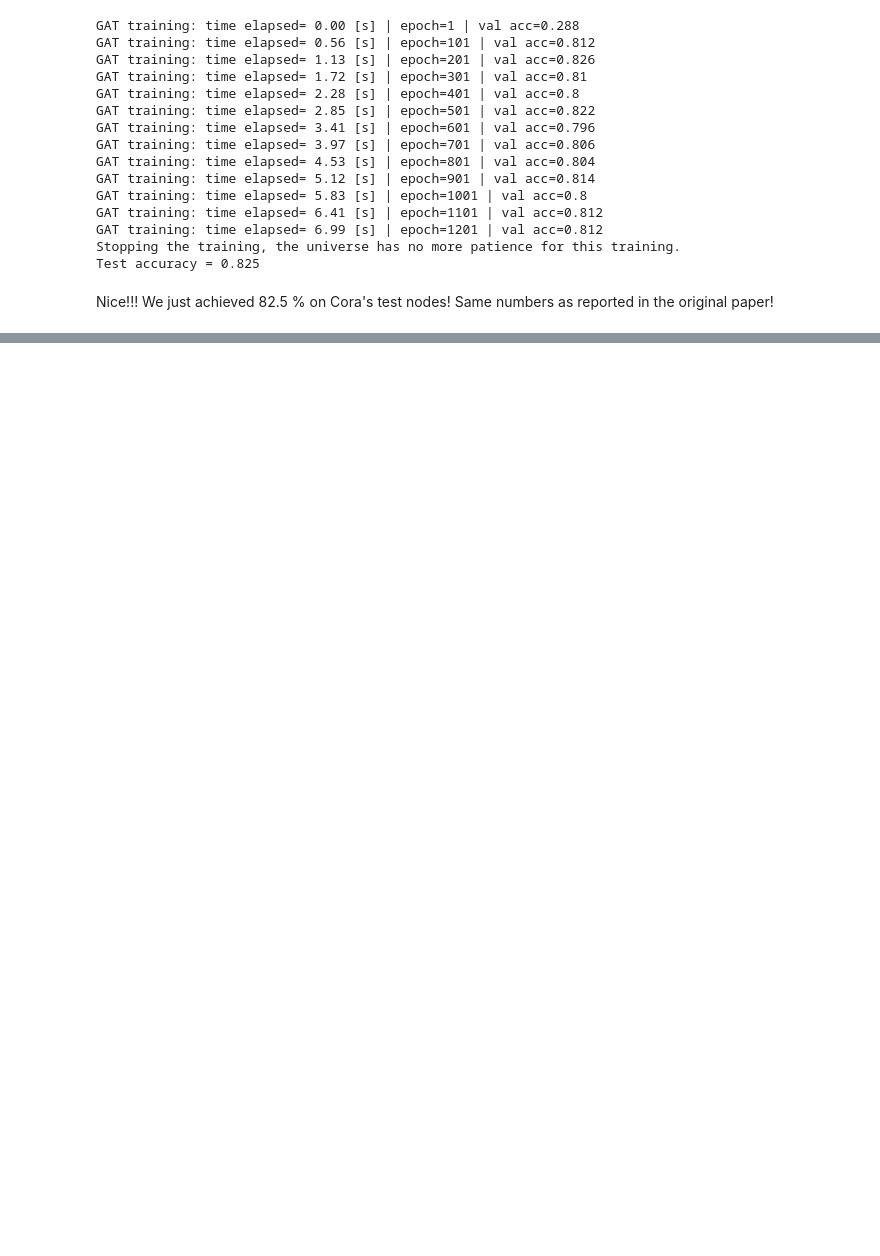
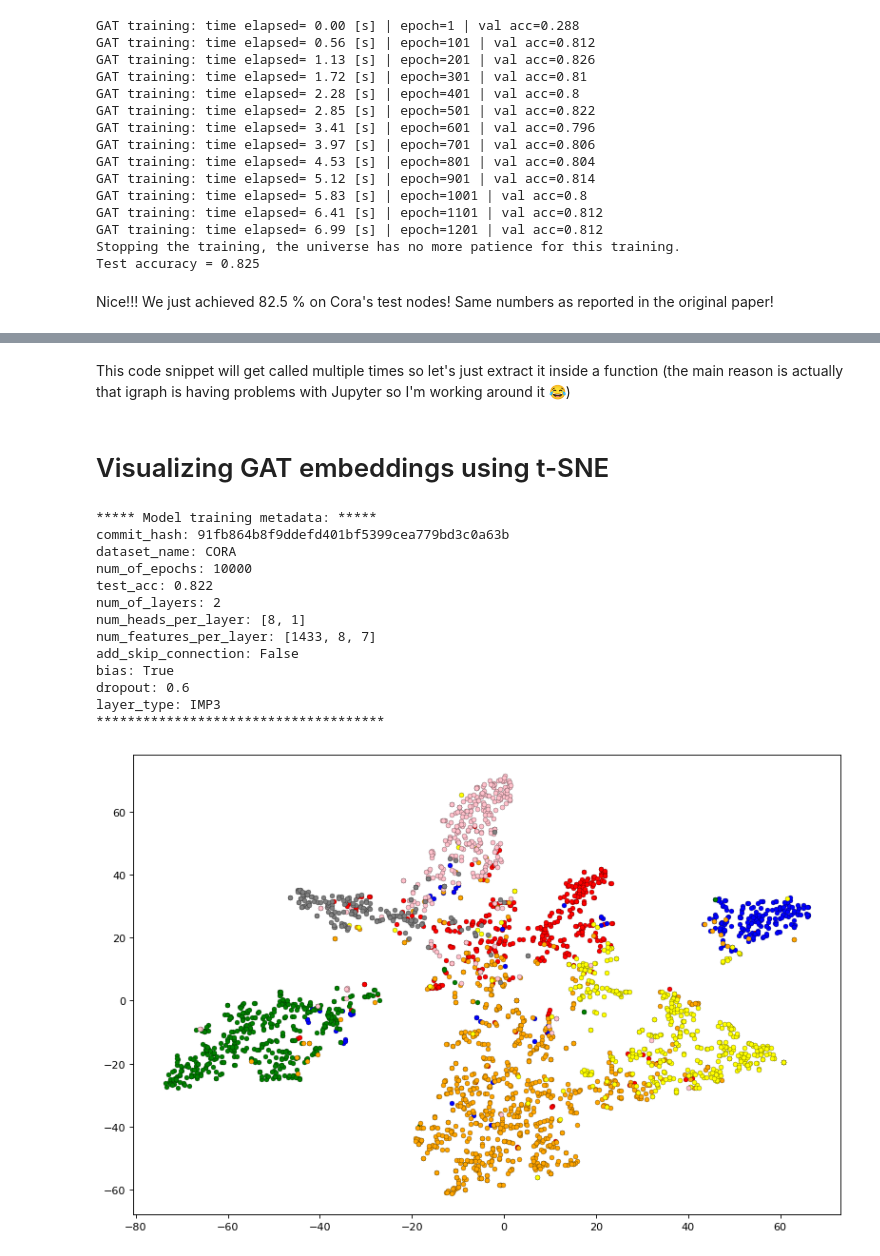
Before and after one commit to gordicaleksa/pytorch-GAT, a Jupyter notebook: The Annotated GAT.ipynb, the cells around one changed output, grey strips where cells are left out. Saved outputs shown, nothing was run; the diff lists cells and outputs as text; code cells hidden in the pictures; blank space fills up the shorter version.

Commit message:
Jupyter notebook's skeleton done - some refactoring needed

```diff
--- a/The Annotated GAT.ipynb
+++ b/The Annotated GAT.ipynb
@@ -828,6 +829,16 @@ def get_training_state(training_config, model):
     return training_state
 
 
+def print_model_metadata(training_state):
+    header = f'\n{"*"*5} Model training metadata: {"*"*5}'
+    print(header)
+
+    for key, value in training_state.items():
+        if key != 'state_dict':  # don't print state_dict it's a bunch of numbers...
+            print(f'{key}: {value}')
+    print(f'{"*" * len(header)}\n')
+
+
 # Just makes sure we don't overwrite valuable model binaries (feel free to ignore not crucial to GAT method)
 def get_available_binary_name():
     prefix = 'gat'
@@ -1087,0 +1110,12 @@ Nice!!! We just achieved 82.5 % on Cora's test nodes! Same numbers as reported i
+# %%
+def draw_entropy_histogram(entropy_array, title, color='blue', uniform_distribution=False, num_bins=30):
+    max_value = np.max(entropy_array)
+    bar_width = (max_value / num_bins) * (1.0 if uniform_distribution else 0.75)
+    histogram_values, histogram_bins = np.histogram(entropy_array, bins=num_bins, range=(0.0, max_value))
+
+    plt.bar(histogram_bins[:num_bins], histogram_values[:num_bins], width=bar_width, color=color)
+    plt.xlabel(f'entropy bins')
+    plt.ylabel(f'# of node neighborhoods')
+    plt.title(title)
+# %% [markdown]
+This code snippet will get called multiple times so let's just extract it inside a function (the main reason is actually that igraph is having problems with Jupyter so I'm working around it 😂)
@@ -1087,0 +1247,31 @@ Nice!!! We just achieved 82.5 % on Cora's test nodes! Same numbers as reported i
+# %% [markdown]
+# Visualizing GAT embeddings using t-SNE
+# %%
+class VisualizationType(enum.Enum):
+    ATTENTION = 0,
+    EMBEDDINGS = 1,
+    ENTROPY = 2,
+
+model_name=r'gat_000000.pth'
+dataset_name=DatasetType.CORA.name
+
+visualize_gat_properties(
+        model_name,
+        dataset_name,
+        visualization_type=VisualizationType.EMBEDDINGS  # pick between attention, t-SNE embeddings and entropy
+)
+# %% [output]
+***** Model training metadata: *****
+commit_hash: 91fb864b8f9ddefd401bf5399cea779bd3c0a63b
+dataset_name: CORA
+num_of_epochs: 10000
+test_acc: 0.822
+num_of_layers: 2
+num_heads_per_layer: [8, 1]
+num_features_per_layer: [1433, 8, 7]
+add_skip_connection: False
+bias: True
+dropout: 0.6
+layer_type: IMP3
+*************************************
+[figure, added]
```
Also changed, not shown: parts of 15 cells of this notebook, 1 other file.
